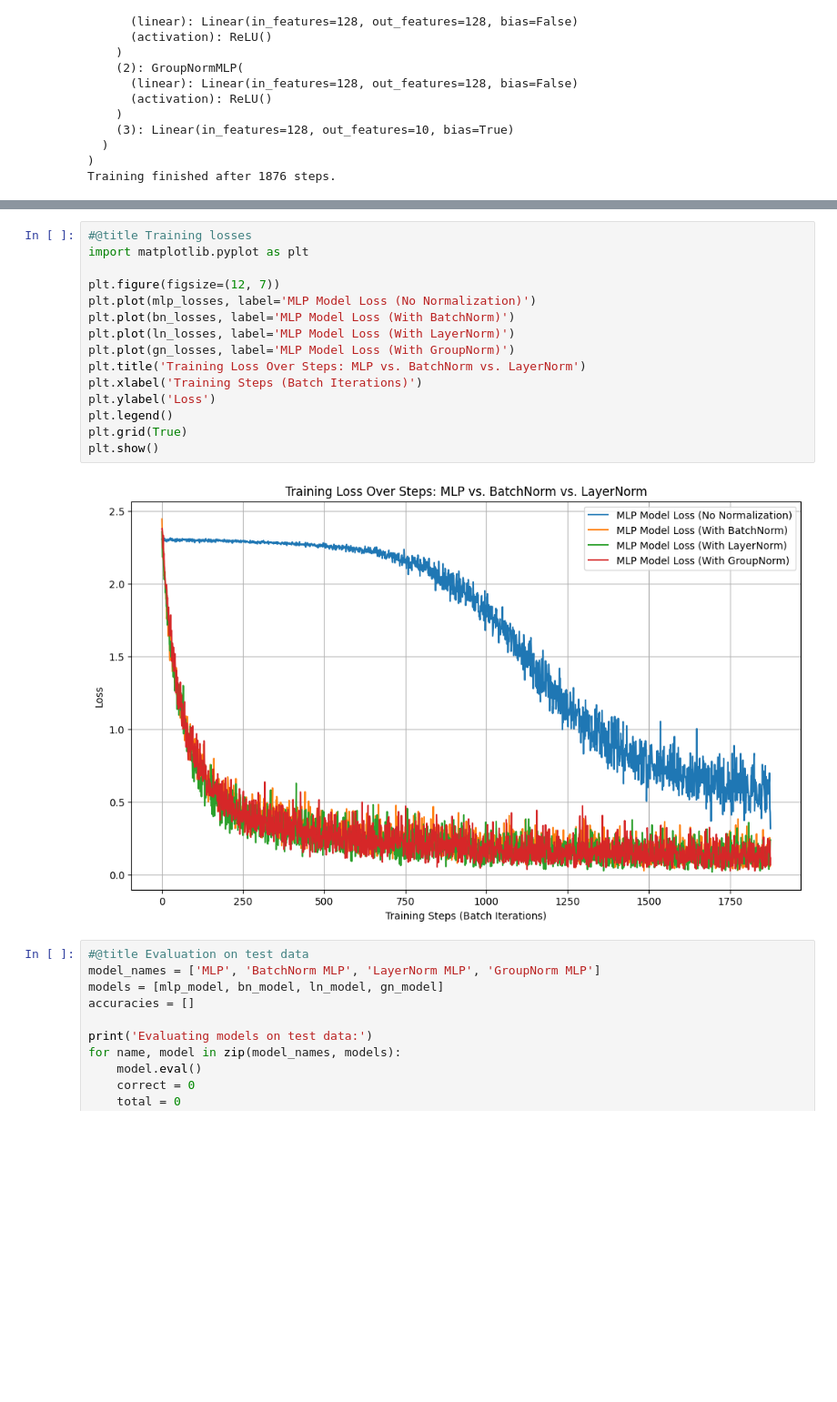
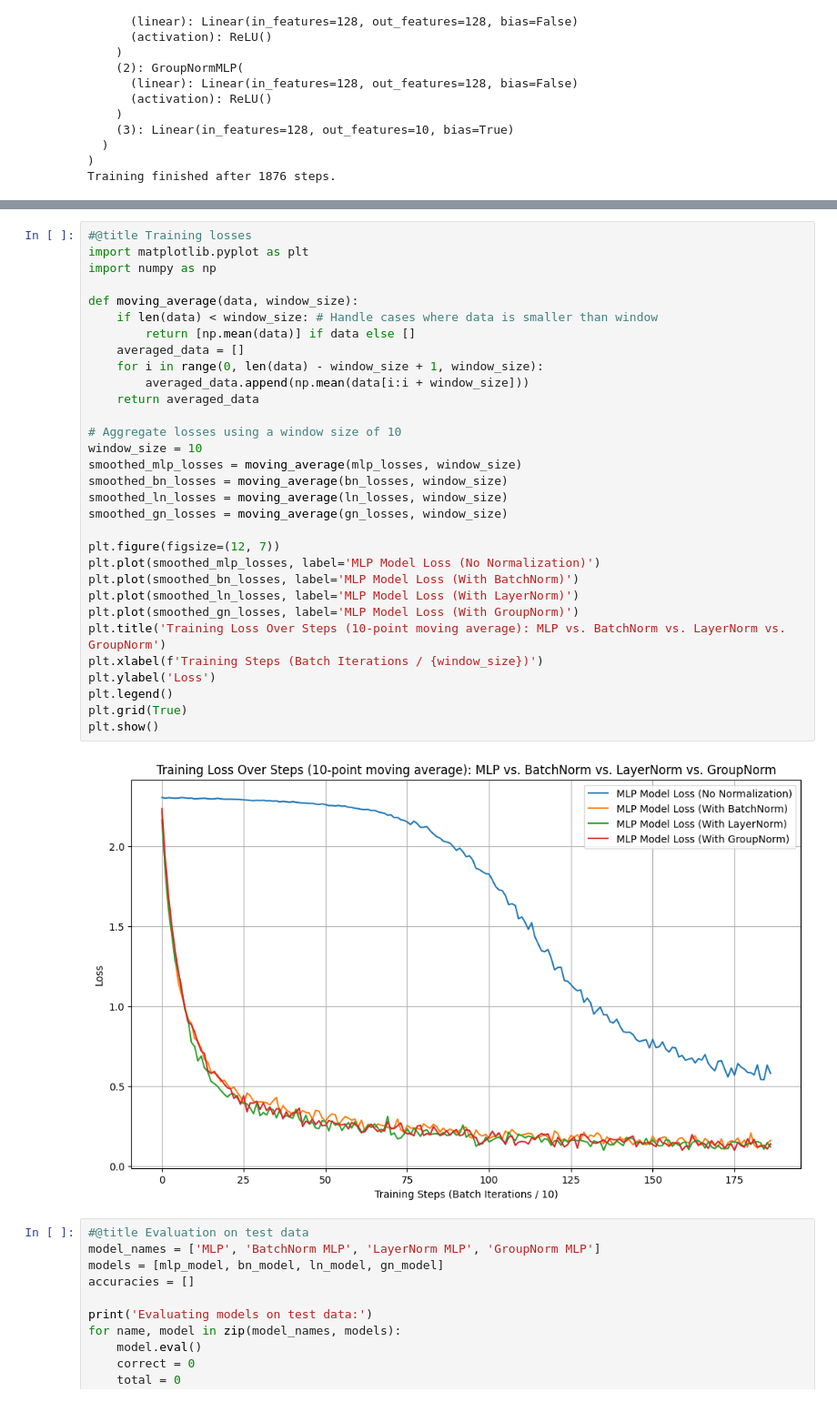
Before and after one commit to litlig/notebooks, a Jupyter notebook: normalization.ipynb, the cells around one changed output, grey strips where cells are left out. Shown at 91% size. Saved outputs shown, nothing was run; the diff lists cells and outputs as text; blank space fills up the shorter version.

```diff
--- a/normalization.ipynb
+++ b/normalization.ipynb
@@ -379,20 +394,36 @@ We compare the 4 models (1 vanilla MLp and 3 MLP with different normalizations)
 # %%
 #@title Training losses
 import matplotlib.pyplot as plt
+import numpy as np
+
+def moving_average(data, window_size):
+    if len(data) < window_size: # Handle cases where data is smaller than window
+        return [np.mean(data)] if data else []
+    averaged_data = []
+    for i in range(0, len(data) - window_size + 1, window_size):
+        averaged_data.append(np.mean(data[i:i + window_size]))
+    return averaged_data
+
+# Aggregate losses using a window size of 10
+window_size = 10
+smoothed_mlp_losses = moving_average(mlp_losses, window_size)
+smoothed_bn_losses = moving_average(bn_losses, window_size)
+smoothed_ln_losses = moving_average(ln_losses, window_size)
+smoothed_gn_losses = moving_average(gn_losses, window_size)
 
 plt.figure(figsize=(12, 7))
-plt.plot(mlp_losses, label='MLP Model Loss (No Normalization)')
-plt.plot(bn_losses, label='MLP Model Loss (With BatchNorm)')
-plt.plot(ln_losses, label='MLP Model Loss (With LayerNorm)')
-plt.plot(gn_losses, label='MLP Model Loss (With GroupNorm)')
-plt.title('Training Loss Over Steps: MLP vs. BatchNorm vs. LayerNorm')
-plt.xlabel('Training Steps (Batch Iterations)')
+plt.plot(smoothed_mlp_losses, label='MLP Model Loss (No Normalization)')
+plt.plot(smoothed_bn_losses, label='MLP Model Loss (With BatchNorm)')
+plt.plot(smoothed_ln_losses, label='MLP Model Loss (With LayerNorm)')
+plt.plot(smoothed_gn_losses, label='MLP Model Loss (With GroupNorm)')
+plt.title('Training Loss Over Steps (10-point moving average): MLP vs. BatchNorm vs. LayerNorm vs. GroupNorm')
+plt.xlabel(f'Training Steps (Batch Iterations / {window_size})')
 plt.ylabel('Loss')
 plt.legend()
 plt.grid(True)
 plt.show()
 # %% [output]
-[figure, old version]
+[figure, new version]
 # %%
 #@title Evaluation on test data
 model_names = ['MLP', 'BatchNorm MLP', 'LayerNorm MLP', 'GroupNorm MLP']
```
Also changed, not shown: parts of 5 cells of this notebook.
